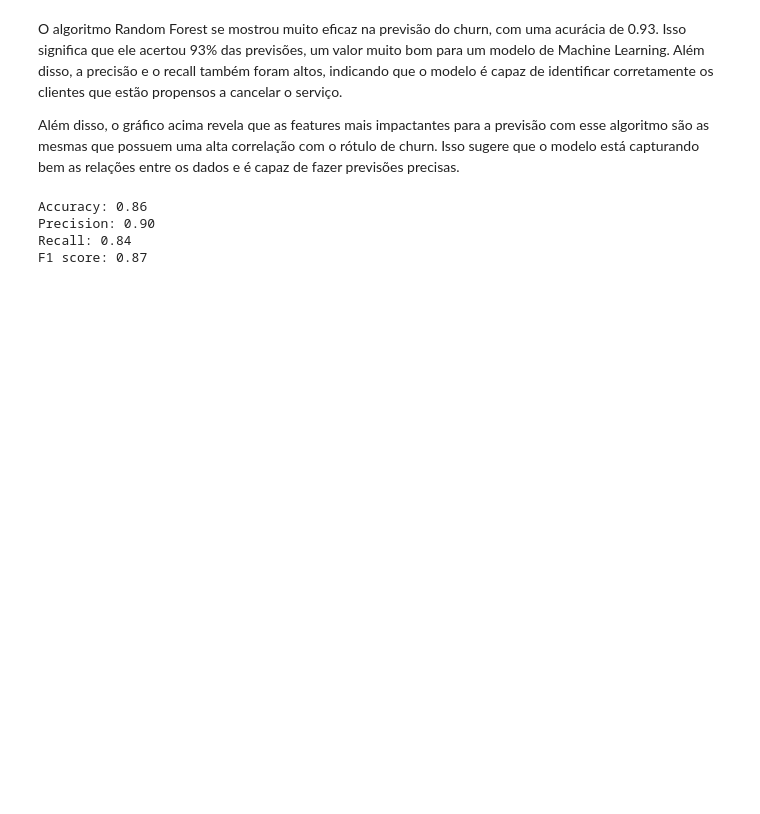
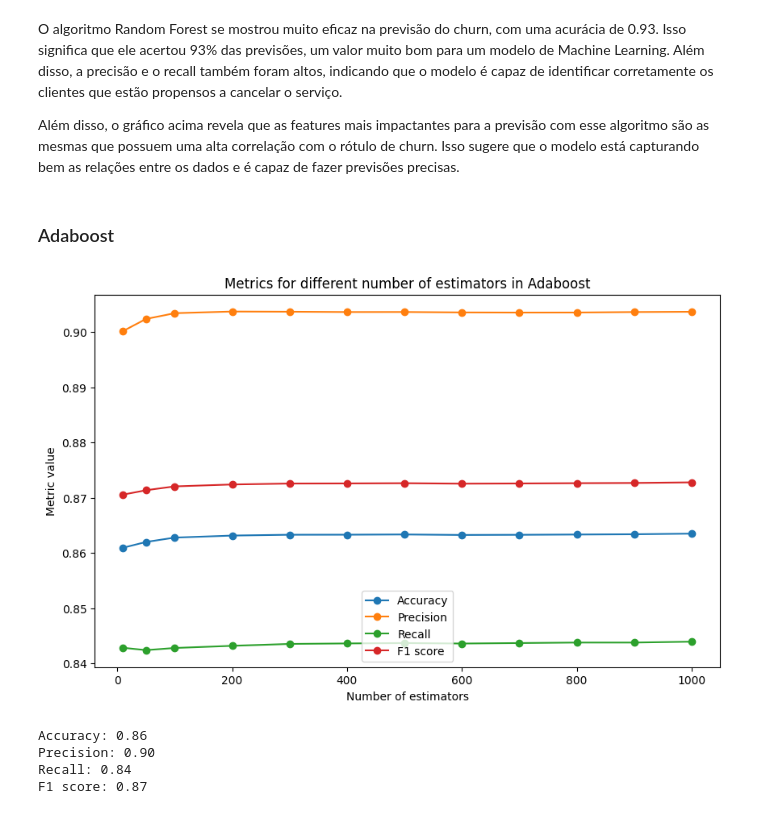
Before and after one commit to paduathiago/churn_prediction, a Jupyter notebook: churn_prediction.ipynb, the cells around one changed output. Cells and saved outputs as stored; diff of their text form; code cells hidden in the pictures; blank space fills up the shorter version.

```diff
--- a/churn_prediction.ipynb
+++ b/churn_prediction.ipynb
@@ -508,6 +514,41 @@ plt.show()
 O algoritmo Random Forest se mostrou muito eficaz na previsão do churn, com uma acurácia de 0.93. Isso significa que ele acertou 93% das previsões, um valor muito bom para um modelo de Machine Learning. Além disso, a precisão e o recall também foram altos, indicando que o modelo é capaz de identificar corretamente os clientes que estão propensos a cancelar o serviço.
 
 Além disso, o gráfico acima revela que as features mais impactantes para a previsão com esse algoritmo são as mesmas que possuem uma alta correlação com o rótulo de churn. Isso sugere que o modelo está capturando bem as relações entre os dados e é capaz de fazer previsões precisas.
+# %% [markdown]
+### Adaboost
+# %%
+numberOfEstimators = [10, 50, 100, 200, 300, 400, 500, 600, 700, 800, 900, 1000]
+accuracies_ada = []
+precisions_ada = []
+recalls_ada = []
+f1_scores_ada = []
+# %%
+for n in numberOfEstimators:
+    adaBoost = AdaBoostClassifier(n_estimators=n, random_state=42)
+
+    adaBoost.fit(X_train2, y_train2)
+    predictions = adaBoost.predict(X_test2)
+
+    # Calculate the metrics
+    accuracy, precision, recall, f1 = calculate_metrics(y_test2, predictions)
+    accuracies_ada.append(accuracy)
+    precisions_ada.append(precision)
+    recalls_ada.append(recall)
+    f1_scores_ada.append(f1)
+# %%
+plt.figure(figsize=(10, 6))
+plt.plot(numberOfEstimators[-12:], accuracies_ada, label='Accuracy', marker='o')
+plt.plot(numberOfEstimators, precisions_ada, label='Precision', marker='o')
+plt.plot(numberOfEstimators, recalls_ada, label='Recall', marker='o')
+plt.plot(numberOfEstimators, f1_scores_ada, label='F1 score', marker='o')
+
+plt.xlabel('Number of estimators')
+plt.ylabel('Metric value')
+plt.title('Metrics for different number of estimators in Adaboost')
+plt.legend()
+plt.show()
+# %% [output]
+[figure, added]
 # %%
 from sklearn.ensemble import AdaBoostClassifier
 
```
Also changed, not shown: parts of 11 cells of this notebook.
